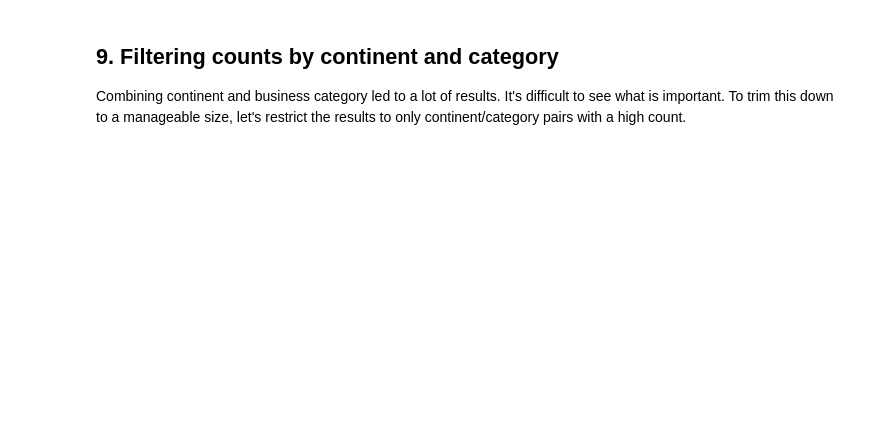
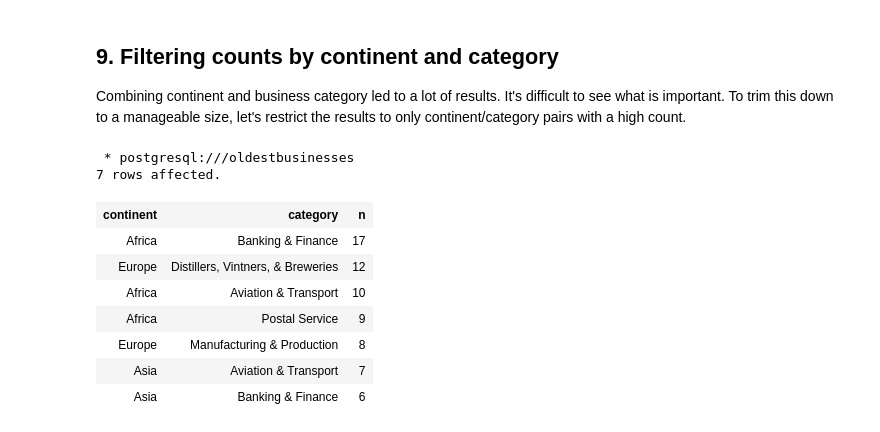
Before and after one commit to geraldedlr/sqlcasestudies, a Jupyter notebook: GER - World's Oldest Businesses/GER - World's Oldest Businesses.ipynb, the cells around one changed output. Drawn from its saved outputs; the diff is of its cells as text; code cells hidden in the pictures; blank space fills up the shorter version.

```diff
--- a/GER - World's Oldest Businesses/GER - World's Oldest Businesses.ipynb
+++ b/GER - World's Oldest Businesses/GER - World's Oldest Businesses.ipynb
@@ -244,0 +289,24 @@ from businesses]
+# %%
+%%sql
+
+-- Repeat that previous query, filtering for results having a count greater than 5
+SELECT cnt.continent, cat.category, COUNT(*) AS n
+    FROM businesses AS bus
+    INNER JOIN categories as cat
+        ON bus.category_code = cat.category_code
+    INNER JOIN countries as cnt
+        ON bus.country_code = cnt.country_code
+    GROUP BY cnt.continent, cat.category
+    HAVING COUNT(*) > 5
+    ORDER BY n DESC;
+# %% [output]
+ * postgresql:///oldestbusinesses
+7 rows affected.
+| continent | category | n |
+| Africa | Banking & Finance | 17 |
+| Europe | Distillers, Vintners, & Breweries | 12 |
+| Africa | Aviation & Transport | 10 |
+| Africa | Postal Service | 9 |
+| Europe | Manufacturing & Production | 8 |
+| Asia | Aviation & Transport | 7 |
+| Asia | Banking & Finance | 6 |
```
Also changed, not shown: parts of 6 cells of this notebook.
